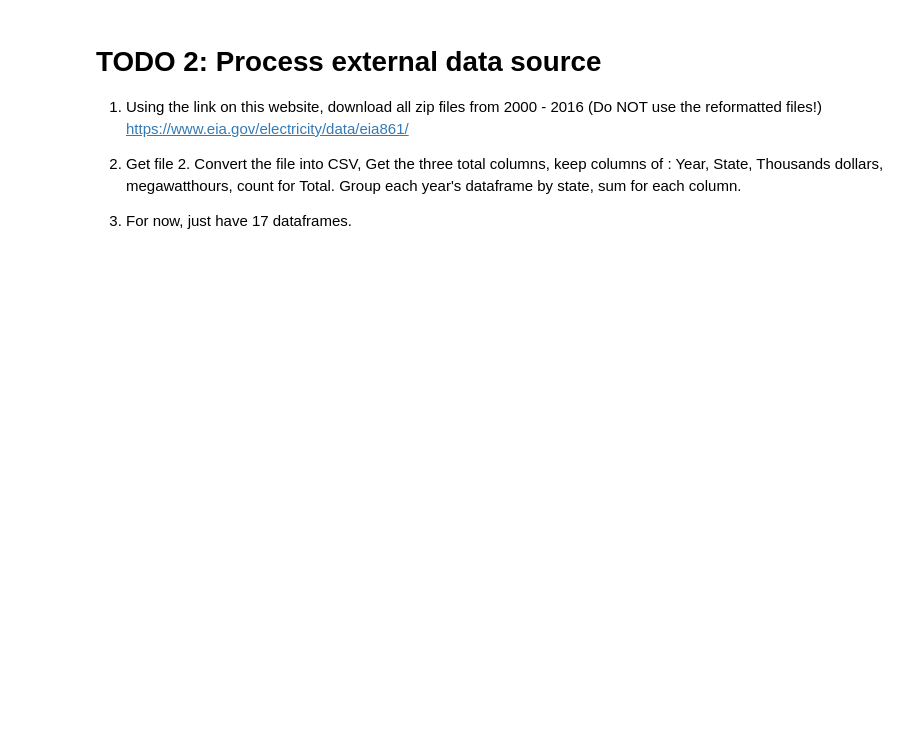
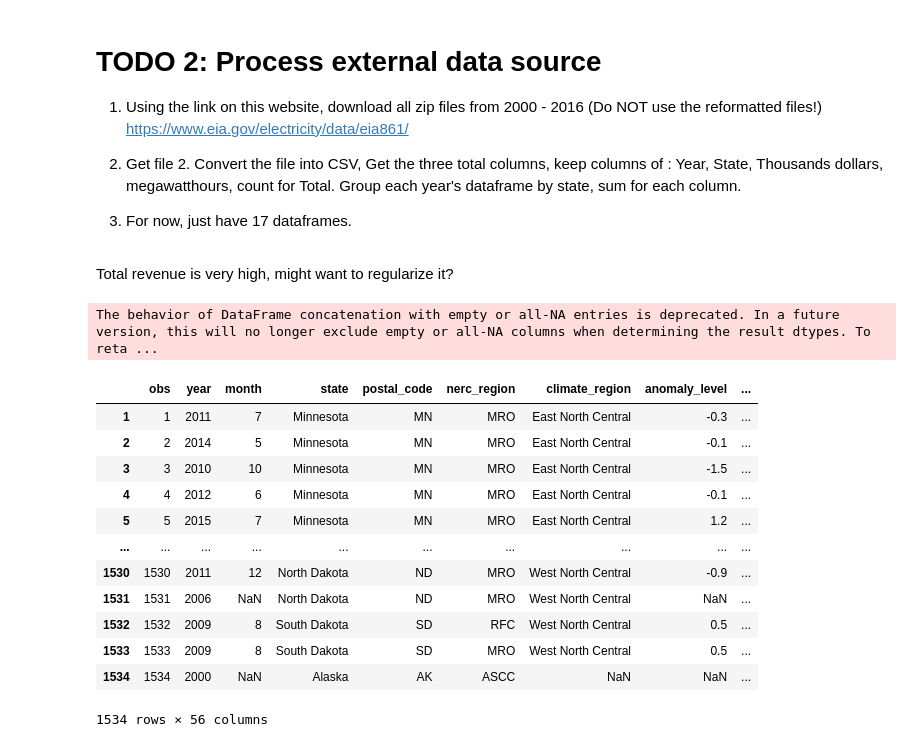
Before and after one commit to rcwoshimao/infrastructure-resilience-analysis, a Jupyter notebook: data_cleaning.ipynb, the cells around one changed output. Saved outputs shown, nothing was run; the diff lists cells and outputs as text; code cells hidden in the pictures; blank space fills up the shorter version.

Commit message:
Added code for preprocessing external dataframe

```diff
--- a/data_cleaning.ipynb
+++ b/data_cleaning.ipynb
@@ -283,3 +316,46 @@ https://www.eia.gov/electricity/data/eia861/
 2. Get file 2. Convert the file into CSV, Get the three total columns, keep columns of : Year, State, Thousands dollars, megawatthours, count for Total. Group each year's dataframe by state, sum for each column.
 
 3. For now, just have 17 dataframes.
+# %% [markdown]
+Total revenue is very high, might want to regularize it?
+# %%
+external = pd.DataFrame(columns = ['state', 'total_revenue', 'megawatthours', 'count', 'year'])
+
+for i in range(17):
+    if i < 10:
+        num = '0' + str(i)
+    else:
+        num = str(i)
+    state_col = 'Unnamed: 3' if i == 0 else 'Unnamed: 6'
+    df = pd.read_csv(f'20{num}.csv')
+    counts = df.columns[-1]
+    megawatts = df.columns[-2]
+    revenue = df.columns[-3]
+    df = df.iloc[2:][[state_col, revenue, megawatts, counts]].rename(columns = {state_col: 'state', revenue: 'total_revenue',
+                                                                                            megawatts: 'megawatthours', counts: 'count'})
+    df['total_revenue'] = df['total_revenue'].str.replace(',', '', regex = True).replace(['.', ''], np.nan).astype(float)*1000
+    df['megawatthours'] = df['megawatthours'].str.replace(',', '', regex = True).replace(['.', ''], np.nan).astype(float)
+    df['count'] = df['count'].str.replace(',', '', regex = True).replace(['.', ''], np.nan).astype(float)
+    df = df.groupby('state').sum().reset_index()
+    df['year'] = '20' + num
+    external = pd.concat([external, df], axis = 0)
+
+external['year'] = external['year'].astype(int)
+# %% [output]
+The behavior of DataFrame concatenation with empty or all-NA entries is deprecated. In a future version, this will no longer exclude empty or all-NA columns when determining the result dtypes. To reta ...
+# %%
+raw
+# %% [output]
+|  | obs | year | month | state | postal_code | nerc_region | climate_region | anomaly_level | ... |
+| 1 | 1 | 2011 | 7 | Minnesota | MN | MRO | East North Central | -0.3 | ... |
+| 2 | 2 | 2014 | 5 | Minnesota | MN | MRO | East North Central | -0.1 | ... |
+| 3 | 3 | 2010 | 10 | Minnesota | MN | MRO | East North Central | -1.5 | ... |
+| 4 | 4 | 2012 | 6 | Minnesota | MN | MRO | East North Central | -0.1 | ... |
+| 5 | 5 | 2015 | 7 | Minnesota | MN | MRO | East North Central | 1.2 | ... |
+| ... | ... | ... | ... | ... | ... | ... | ... | ... | ... |
+| 1530 | 1530 | 2011 | 12 | North Dakota | ND | MRO | West North Central | -0.9 | ... |
+| 1531 | 1531 | 2006 | NaN | North Dakota | ND | MRO | West North Central | NaN | ... |
+| 1532 | 1532 | 2009 | 8 | South Dakota | SD | RFC | West North Central | 0.5 | ... |
+| 1533 | 1533 | 2009 | 8 | South Dakota | SD | MRO | West North Central | 0.5 | ... |
+| 1534 | 1534 | 2000 | NaN | Alaska | AK | ASCC | NaN | NaN | ... |
+1534 rows × 56 columns
```
Also changed, not shown: parts of 8 cells of this notebook, 2 other files.
